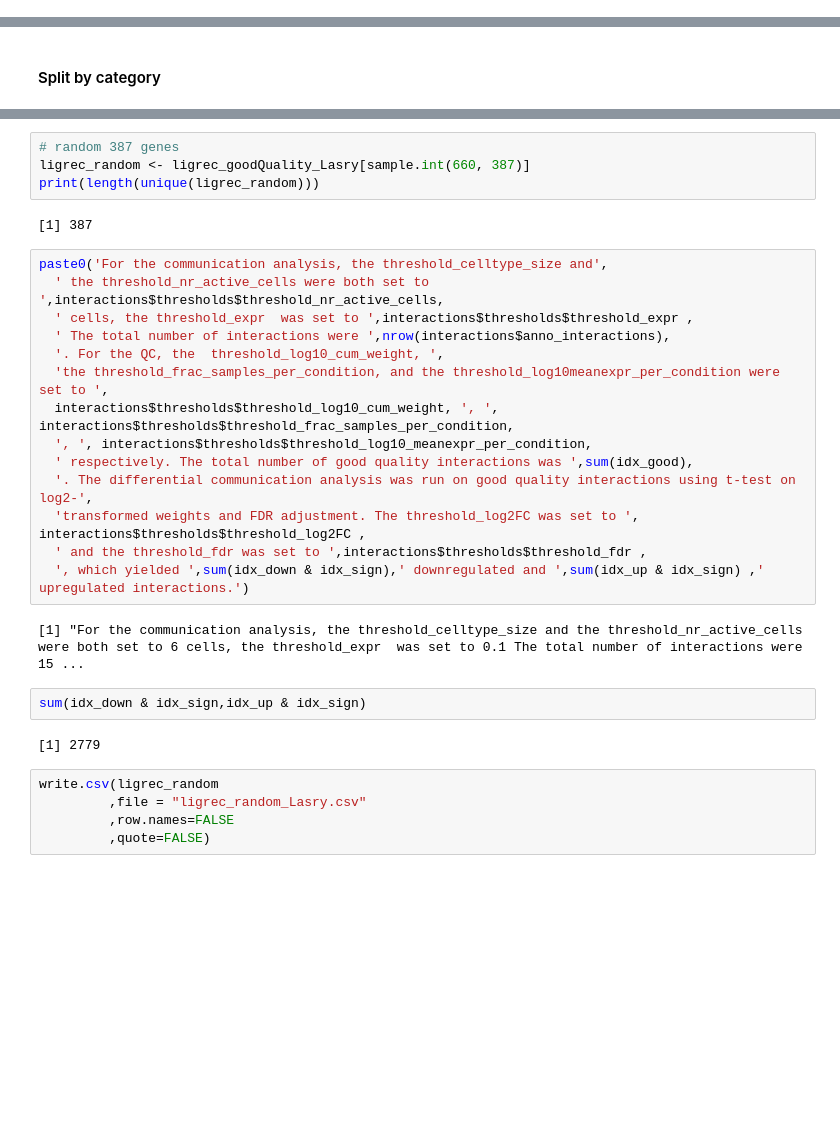
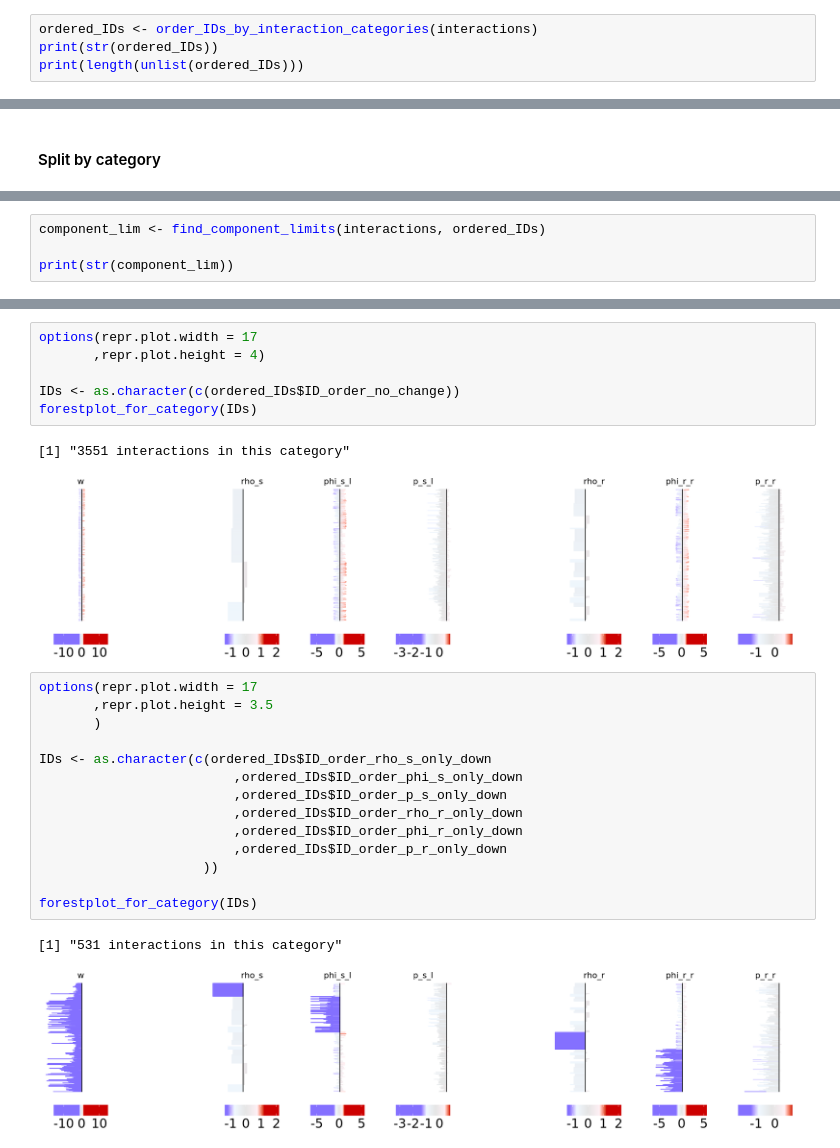
Before and after one commit to SoloveyMaria/community, a Jupyter notebook: docs/showcase_notebooks/Lasry/visualization.ipynb, the cells around one changed output, grey strips where cells are left out. Drawn from its saved outputs; the diff is of its cells as text; blank space fills up the shorter version.

```diff
--- a/docs/showcase_notebooks/Lasry/visualization.ipynb
+++ b/docs/showcase_notebooks/Lasry/visualization.ipynb
@@ -639,0 +642,4 @@ NULL
+# %%
+ordered_IDs <- order_IDs_by_interaction_categories(interactions)
+print(str(ordered_IDs))
+print(length(unlist(ordered_IDs)))
@@ -723,0 +728,4 @@ NULL
+# %%
+component_lim <- find_component_limits(interactions, ordered_IDs)
+
+print(str(component_lim))
@@ -1096,31 +1113,26 @@ NULL
-# %%
-# random 387 genes
-ligrec_random <- ligrec_goodQuality_Lasry[sample.int(660, 387)]
-print(length(unique(ligrec_random)))
-# %% [output]
-[1] 387
-# %%
-paste0('For the communication analysis, the threshold_celltype_size and',
-  ' the threshold_nr_active_cells were both set to ',interactions$thresholds$threshold_nr_active_cells,
-  ' cells, the threshold_expr  was set to ',interactions$thresholds$threshold_expr ,
-  ' The total number of interactions were ',nrow(interactions$anno_interactions),
-  '. For the QC, the  threshold_log10_cum_weight, ',
-  'the threshold_frac_samples_per_condition, and the threshold_log10meanexpr_per_condition were set to ',
-  interactions$thresholds$threshold_log10_cum_weight, ', ',  interactions$thresholds$threshold_frac_samples_per_condition,
-  ', ', interactions$thresholds$threshold_log10_meanexpr_per_condition,
-  ' respectively. The total number of good quality interactions was ',sum(idx_good),
-  '. The differential communication analysis was run on good quality interactions using t-test on log2-',
-  'transformed weights and FDR adjustment. The threshold_log2FC was set to ', interactions$thresholds$threshold_log2FC ,
-  ' and the threshold_fdr was set to ',interactions$thresholds$threshold_fdr ,
-  ', which yielded ',sum(idx_down & idx_sign),' downregulated and ',sum(idx_up & idx_sign) ,' upregulated interactions.')
-# %% [output]
-[1] "For the communication analysis, the threshold_celltype_size and the threshold_nr_active_cells were both set to 6 cells, the threshold_expr  was set to 0.1 The total number of interactions were 15 ...
-# %%
-sum(idx_down & idx_sign,idx_up & idx_sign)
-# %% [output]
-[1] 2779
-# %%
-write.csv(ligrec_random
-         ,file = "ligrec_random_Lasry.csv"
-         ,row.names=FALSE
-         ,quote=FALSE)
+# %%
+options(repr.plot.width = 17
+       ,repr.plot.height = 4)
+
+IDs <- as.character(c(ordered_IDs$ID_order_no_change))
+forestplot_for_category(IDs)
+# %% [output]
+[1] "3551 interactions in this category"
+[figure, added]
+# %%
+options(repr.plot.width = 17
+       ,repr.plot.height = 3.5
+       )
+
+IDs <- as.character(c(ordered_IDs$ID_order_rho_s_only_down
+                         ,ordered_IDs$ID_order_phi_s_only_down
+                         ,ordered_IDs$ID_order_p_s_only_down
+                         ,ordered_IDs$ID_order_rho_r_only_down
+                         ,ordered_IDs$ID_order_phi_r_only_down
+                         ,ordered_IDs$ID_order_p_r_only_down
+                     ))
+
+forestplot_for_category(IDs)
+# %% [output]
+[1] "531 interactions in this category"
+[figure, added]
```
Also changed, not shown: parts of 34 cells of this notebook.
